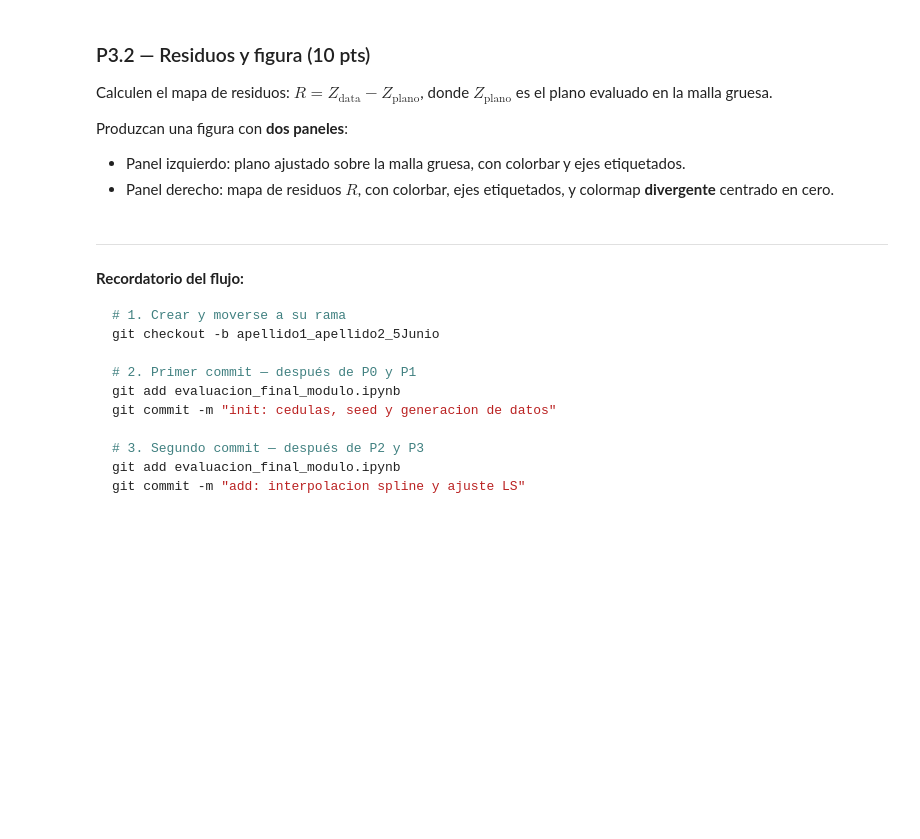
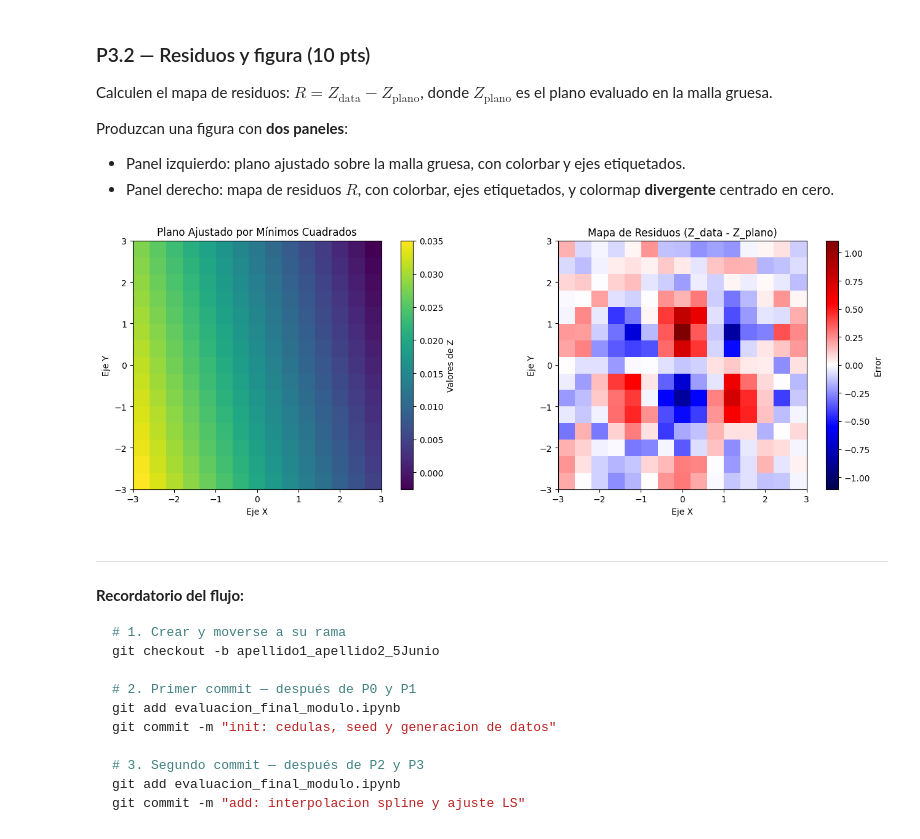
Before and after one commit to manubastidas/programacionCientifica, a Jupyter notebook: Evaluacion/mora_ramirez_evaluacion1.ipynb, the cells around one changed output. Drawn from its saved outputs; the diff is of its cells as text; code cells hidden in the pictures; blank space fills up the shorter version.

```diff
--- a/Evaluacion/mora_ramirez_evaluacion1.ipynb
+++ b/Evaluacion/mora_ramirez_evaluacion1.ipynb
@@ -199,3 +251,22 @@ Ajusten un **plano** $z = c_0 + c_1 x + c_2 y$ a los 225 puntos de la malla usan
 Construyan la matriz $A$, resuelvan el sistema normal con `np.linalg.lstsq`, e impriman los coeficientes $c_0, c_1, c_2$ con 4 decimales.
 # %%
 # TODO P3.1: construcción de A y ajuste por mínimos cuadrados
+import numpy as np
+
+# Aplanamos las mallas gruesas (2D) para trabajar por puntos individuales en el ajuste
+x_flat = X_raw.flatten()
+y_flat = Y_raw.flatten()
+z_flat = Z_data.flatten()
+
+# Armamos la matriz A con las funciones base: columna de unos, columna de X y columna de Y
+A = np.column_stack((np.ones_like(x_flat), x_flat, y_flat))
+
+# Resolvemos el sistema sobredeterminado por mínimos cuadrados normales
+sol, residuals, rank, s = np.linalg.lstsq(A, z_flat, rcond=None)
+c0, c1, c2 = sol
+
+# Mostramos los coeficientes estimados en la pantalla con 4 decimales
+print("Coeficientes estimados:")
+print(f"c0 (Intercepto) = {c0:.4f}")
+print(f"c1 (Pendiente X) = {c1:.4f}")
+print(f"c2 (Pendiente Y) = {c2:.4f}")
@@ -209,6 +285,37 @@ Produzcan una figura con **dos paneles**:
 - Panel derecho: mapa de residuos $R$, con colorbar, ejes etiquetados, y colormap **divergente** centrado en cero.
 # %%
 # TODO P3.2: plano ajustado y mapa de residuos
+import matplotlib.pyplot as plt
+
+# Evaluamos el plano sobre la malla gruesa original para mantener las dimensiones 2D
+Z_plano = c0 + c1 * X_raw + c2 * Y_raw
+
+# Calculamos el mapa de residuos como la resta de la matriz ruidosa menos el plano
+R = Z_data - Z_plano
+
+# Creamos una figura ancha para meter los dos paneles bidimensionales con imshow
+fig, (ax1, ax2) = plt.subplots(1, 2, figsize=(14, 5))
+
+# --- Panel Izquierdo: Plano Ajustado ---
+im1 = ax1.imshow(Z_plano, extent=[-3, 3, -3, 3], origin='lower', cmap='viridis')
+ax1.set_title("Plano Ajustado por Mínimos Cuadrados")
+ax1.set_xlabel("Eje X")
+ax1.set_ylabel("Eje Y")
+fig.colorbar(im1, ax=ax1, label="Valores de Z")
+
+# --- Panel Derecho: Mapa de Residuos (Seismic centrado en cero) ---
+# Usamos un mapa divergente (seismic) y forzamos vmin/vmax para simetría respecto al 0
+max_res = np.max(np.abs(R))
+im2 = ax2.imshow(R, extent=[-3, 3, -3, 3], origin='lower', cmap='seismic', vmin=-max_res, vmax=max_res)
+ax2.set_title("Mapa de Residuos (Z_data - Z_plano)")
+ax2.set_xlabel("Eje X")
+ax2.set_ylabel("Eje Y")
+fig.colorbar(im2, ax=ax2, label="Error")
+
+plt.tight_layout()
+plt.show()
+# %% [output]
+[figure, added]
 # %% [markdown]
 ---
 **Recordatorio del flujo:**
```
Also changed, not shown: parts of 3 cells of this notebook.
